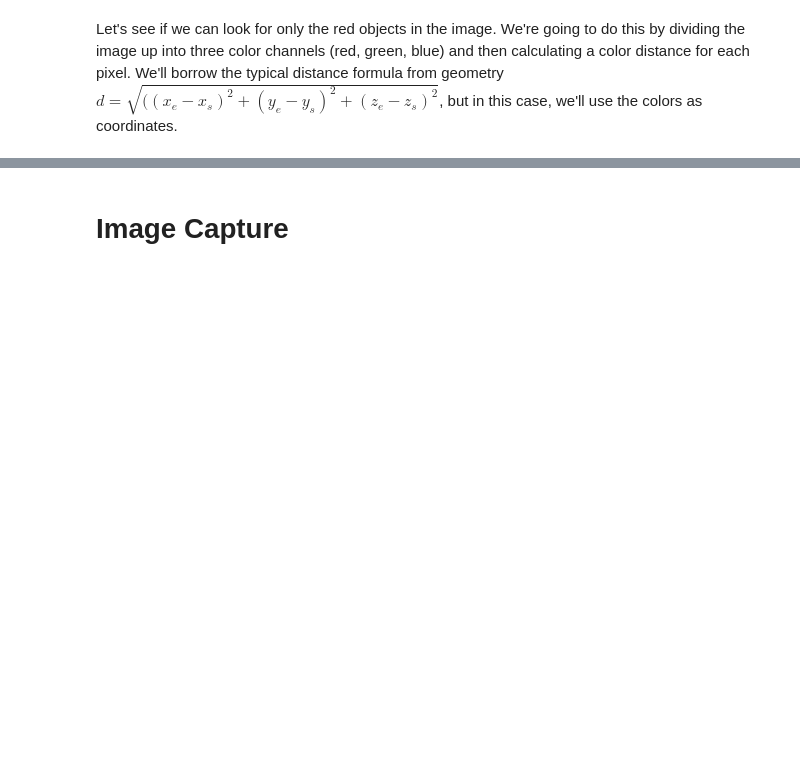
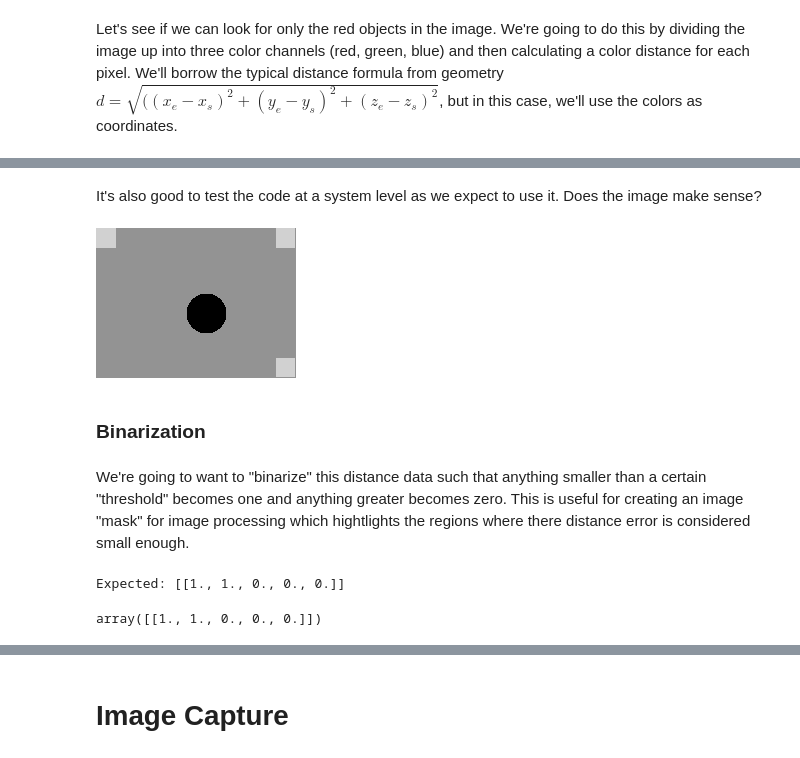
Before and after one commit to brianedw/PyVisionLab, a Jupyter notebook: labSoln.ipynb, the cells around one changed output, grey strips where cells are left out. Saved outputs shown, nothing was run; the diff lists cells and outputs as text; code cells hidden in the pictures; blank space fills up the shorter version.

```diff
--- a/labSoln.ipynb
+++ b/labSoln.ipynb
@@ -82,0 +129,3 @@ Image.fromarray(testImageData)
+# %%
+testImageDataDisk = colorCircle(testImageData, (85, 110), 10, [255, 0, 0])
+displayArray(testImageDataDisk)
@@ -83,14 +136,2 @@ Image.fromarray(testImageData)
 # %% [markdown]
 Let's see if we can look for only the red objects in the image.  We're going to do this by dividing the image up into three color channels (red, green, blue) and then calculating a color distance for each pixel.  We'll borrow the typical distance formula from geometry $d = \sqrt{((x_e - x_s)^2 + (y_e - y_s)^2 + (z_e - z_s)^2}$, but in this case, we'll use the colors as coordinates.
-# %%
-def computeColorDistance(imageData, rgbTargetColor):
-    rVal, gVal, bVal = rgbTargetColor       # break the target color up into it's red, green, and blue values
-    rCh = imageData[:,:,0].astype('float')  # separate the red channel from the image. (m,n) of 'float'.
-    gCh = imageData[:,:,1].astype('float')  #              green
-    bCh = imageData[:,:,2].astype('float')  #              blue
-    rDist = (rCh - rVal)/255.               # compute the "red distance" and normalize to one.  (m,n) of 'float' in range [0, 1]
-    gDist = (gCh - gVal)/255.               #             "green distance"
-    bDist = (bCh - bVal)/255.               #             "blue distance"
-                                            # Compute the normalized distance.  (m, n) 'float' in range [0, 1]
-    colorDist = ((rDist**2 + gDist**2 + bDist**2)**0.5) / ((3)**0.5)
-    return colorDist
@@ -192,0 +138,26 @@ im
+# %%
+# PROBLEM
+def computeColorDistance(rgbImageData, rgbTargetColor):
+    rVal, gVal, bVal = rgbTargetColor                               # break the target color up into it's red, green, and blue values
+    rCh = rgbImageData[:,:,0].astype('float')                       # separate the red channel from the image. (m,n) of 'float'.
+    gCh = rgbImageData[:,:,1].astype('float')                       #              green
+    bCh = rgbImageData[:,:,2].astype('float')                       #              blue
+    rDisp = (rCh - rVal)/255.                                       # compute the "red displacement" and normalize to one.  (m,n) of 'float' in range [0, 1]
+    gDisp = (gCh - gVal)/255.                                       #             "green displacement"
+    bDisp = (bCh - bVal)/255.                                       #             "blue displacement"
+    maxDist = ((1**2 + 1**2 + 1**2)**0.5)                           # The maximum possible distance assuming all three colors are 100% wrong
+    colorDist = ((rDisp**2 + gDisp + bDisp**2)**0.5) / maxDist      # Compute the normalized distance.  (m, n) 'float' in range [0, 1]  FIXME
+    return colorDist
+# %%
+# SOLUTION
+def computeColorDistance(rgbImageData, rgbTargetColor):
+    rVal, gVal, bVal = rgbTargetColor                               # break the target color up into it's red, green, and blue values
+    rCh = rgbImageData[:,:,0].astype('float')                       # separate the red channel from the image. (m,n) of 'float'.
+    gCh = rgbImageData[:,:,1].astype('float')                       #              green
+    bCh = rgbImageData[:,:,2].astype('float')                       #              blue
+    rDisp = (rCh - rVal)/255.                                       # compute the "red displacement" and normalize to one.  (m,n) of 'float' in range [0, 1]
+    gDisp = (gCh - gVal)/255.                                       #             "green displacement"
+    bDisp = (bCh - bVal)/255.                                       #             "blue displacement"
+    maxDist = ((1**2 + 1**2 + 1**2)**0.5)                           # The maximum possible distance assuming all three colors are 100% wrong
+    colorDist = ((rDisp**2 + gDisp**2 + bDisp**2)**0.5) / maxDist   # Compute the normalized distance.  (m, n) 'float' in range [0, 1]  FIXME
+    return colorDist
@@ -192,0 +203,12 @@ im
+# %% [markdown]
+It's also good to test the code at a system level as we expect to use it.  Does the image make sense?
+# %%
+red = np.array([255, 0, 0], 'uint8')
+distData = computeColorDistance(testImageDataDisk, red)
+displayArray(distData)
+# %% [output]
+[figure, added]
+# %% [markdown]
+### Binarization
+# %% [markdown]
+We're going to want to "binarize" this distance data such that anything smaller than a certain "threshold" becomes one and anything greater becomes zero.  This is useful for creating an image "mask" for image processing which hightlights the regions where there distance error is considered small enough.
@@ -192,0 +225,7 @@ im
+# %%
+print("Expected: [[1., 1., 0., 0., 0.]]")
+testData = np.array([[0., 0.25, 0.5, 0.75, 1.0]])
+thresholdBinarize(testData, 0.4)
+# %% [output]
+Expected: [[1., 1., 0., 0., 0.]]
+array([[1., 1., 0., 0., 0.]])
```
Also changed, not shown: parts of 106 cells of this notebook.
